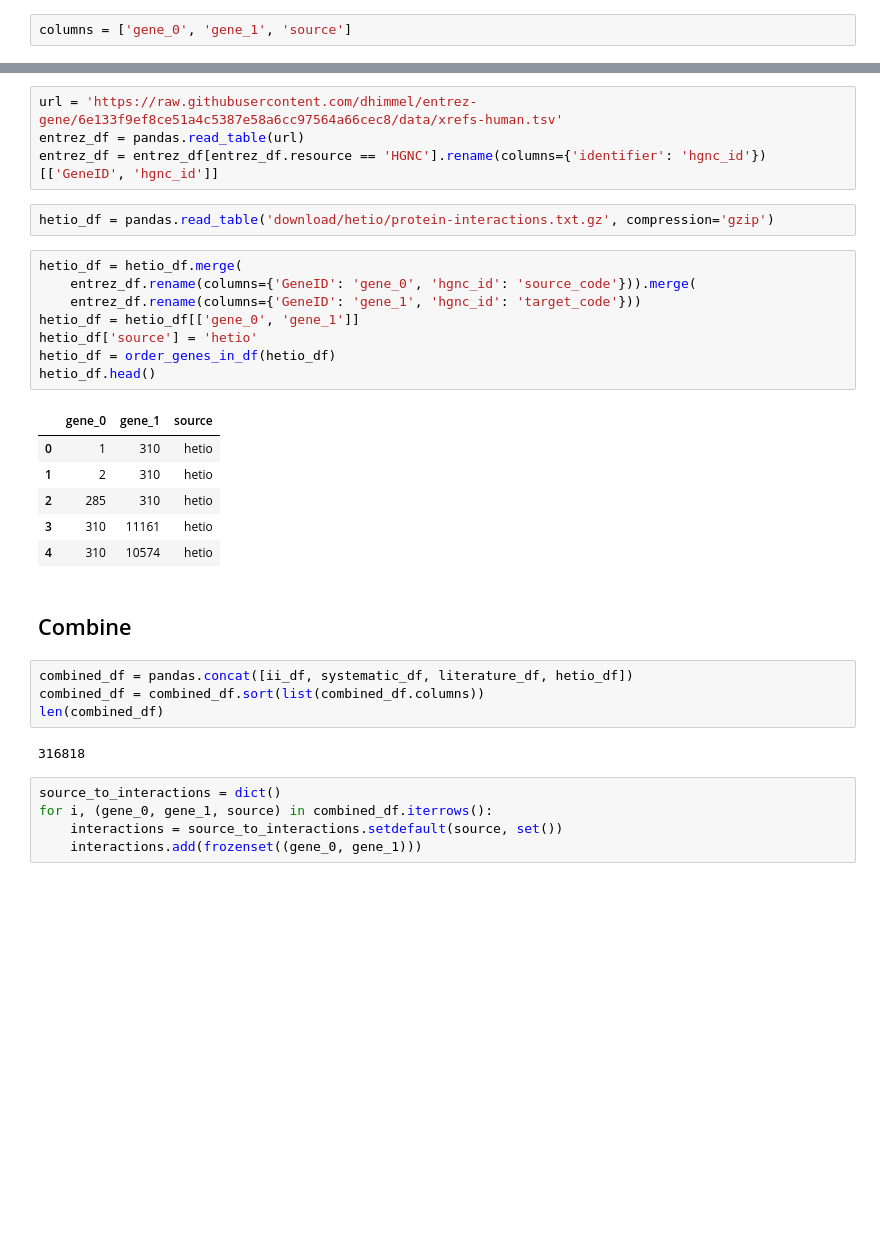
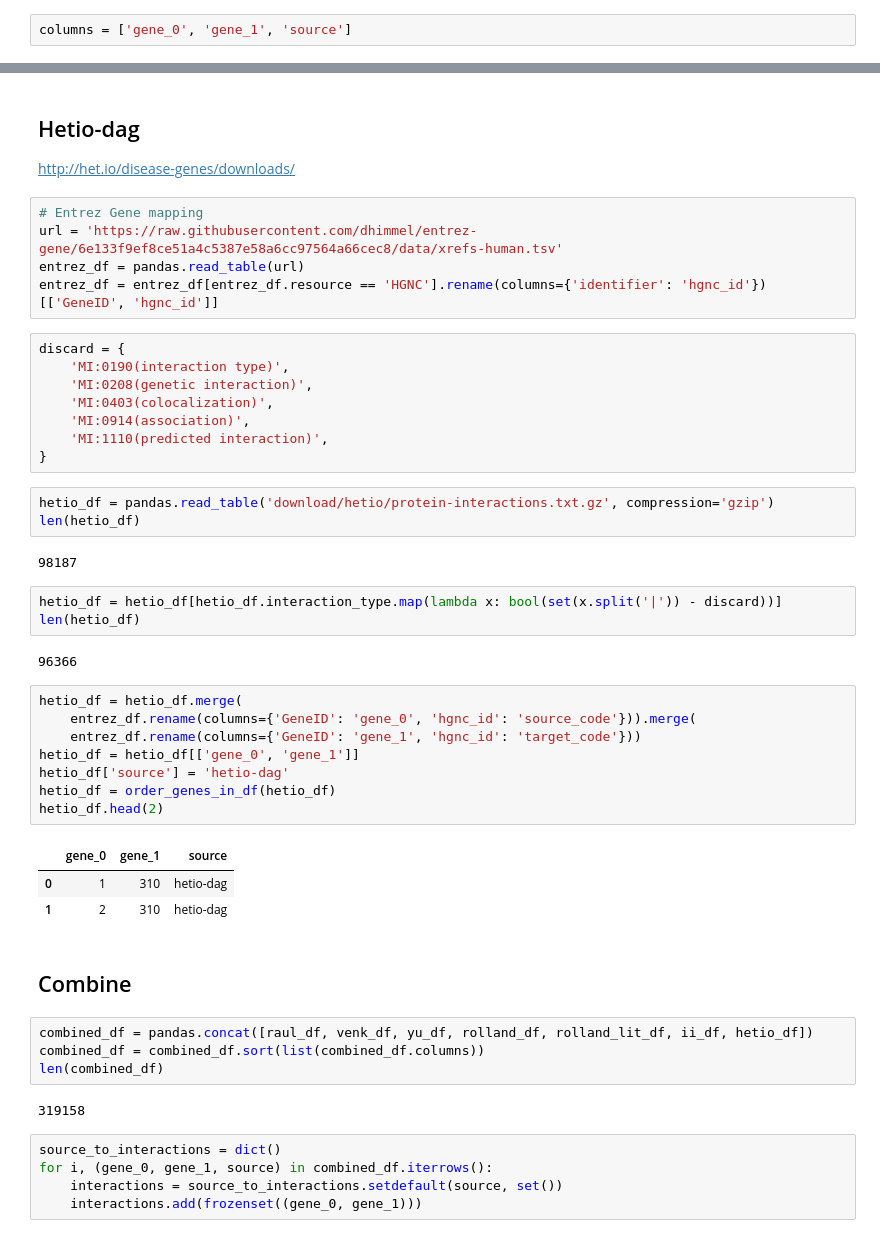
Before and after one commit to dhimmel/ppi, a Jupyter notebook: compile-PPIs.ipynb, the cells around one changed output, grey strips where cells are left out. Cells and saved outputs as stored; diff of their text form; blank space fills up the shorter version.

```diff
--- a/compile-PPIs.ipynb
+++ b/compile-PPIs.ipynb
@@ -83,32 +118,50 @@ len(literature_df)
+# %% [markdown]
+## Hetio-dag
+
+http://het.io/disease-genes/downloads/
 # %%
+# Entrez Gene mapping
 url = 'https://raw.githubusercontent.com/dhimmel/entrez-gene/6e133f9ef8ce51a4c5387e58a6cc97564a66cec8/data/xrefs-human.tsv'
 entrez_df = pandas.read_table(url)
 entrez_df = entrez_df[entrez_df.resource == 'HGNC'].rename(columns={'identifier': 'hgnc_id'})[['GeneID', 'hgnc_id']]
+# %%
+discard = {
+    'MI:0190(interaction type)',
+    'MI:0208(genetic interaction)',
+    'MI:0403(colocalization)',
+    'MI:0914(association)',
+    'MI:1110(predicted interaction)',
+}
 # %%
 hetio_df = pandas.read_table('download/hetio/protein-interactions.txt.gz', compression='gzip')
+len(hetio_df)
+# %% [output]
+98187
+# %%
+hetio_df = hetio_df[hetio_df.interaction_type.map(lambda x: bool(set(x.split('|')) - discard))]
+len(hetio_df)
+# %% [output]
+96366
 # %%
 hetio_df = hetio_df.merge(
     entrez_df.rename(columns={'GeneID': 'gene_0', 'hgnc_id': 'source_code'})).merge(
     entrez_df.rename(columns={'GeneID': 'gene_1', 'hgnc_id': 'target_code'}))
 hetio_df = hetio_df[['gene_0', 'gene_1']]
-hetio_df['source'] = 'hetio'
+hetio_df['source'] = 'hetio-dag'
 hetio_df = order_genes_in_df(hetio_df)
-hetio_df.head()
+hetio_df.head(2)
 # %% [output]
 |  | gene_0 | gene_1 | source |
-| 0 | 1 | 310 | hetio |
-| 1 | 2 | 310 | hetio |
-| 2 | 285 | 310 | hetio |
-| 3 | 310 | 11161 | hetio |
-| 4 | 310 | 10574 | hetio |
+| 0 | 1 | 310 | hetio-dag |
+| 1 | 2 | 310 | hetio-dag |
 # %% [markdown]
 ## Combine
 # %%
-combined_df = pandas.concat([ii_df, systematic_df, literature_df, hetio_df])
+combined_df = pandas.concat([raul_df, venk_df, yu_df, rolland_df, rolland_lit_df, ii_df, hetio_df])
 combined_df = combined_df.sort(list(combined_df.columns))
 len(combined_df)
 # %% [output]
-316818
+319158
 # %%
 source_to_interactions = dict()
 for i, (gene_0, gene_1, source) in combined_df.iterrows():
```
Also changed, not shown: parts of 21 cells of this notebook, 5 other files.
